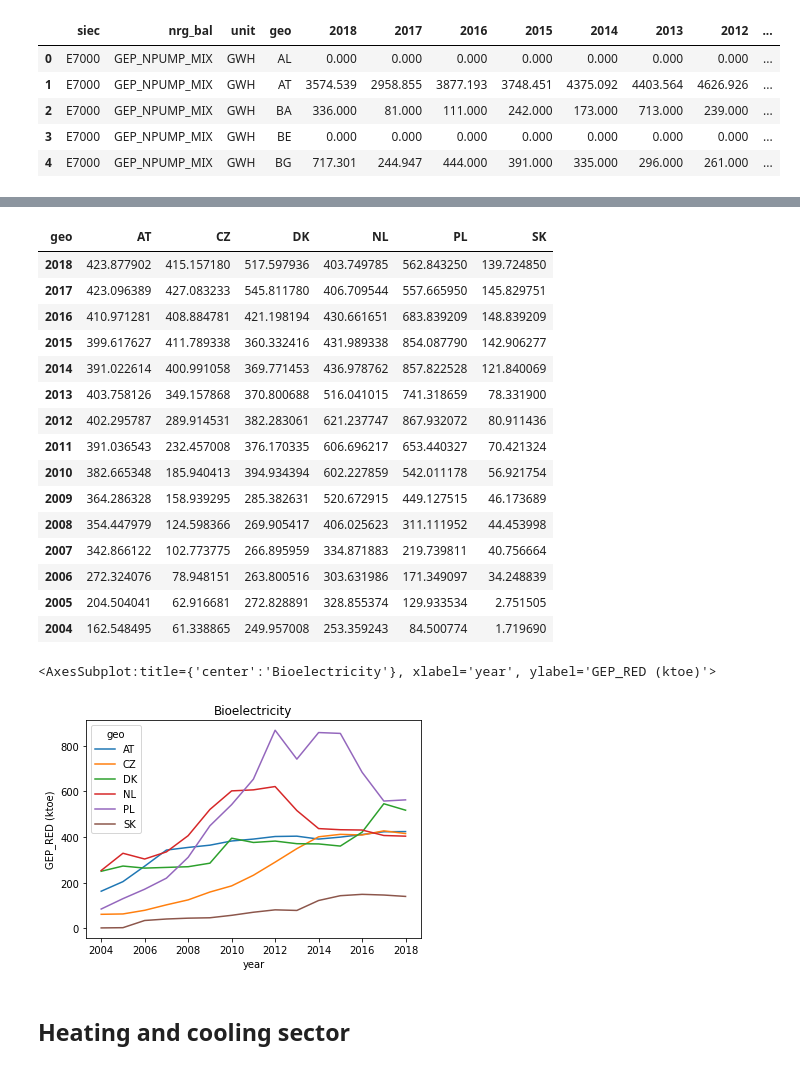
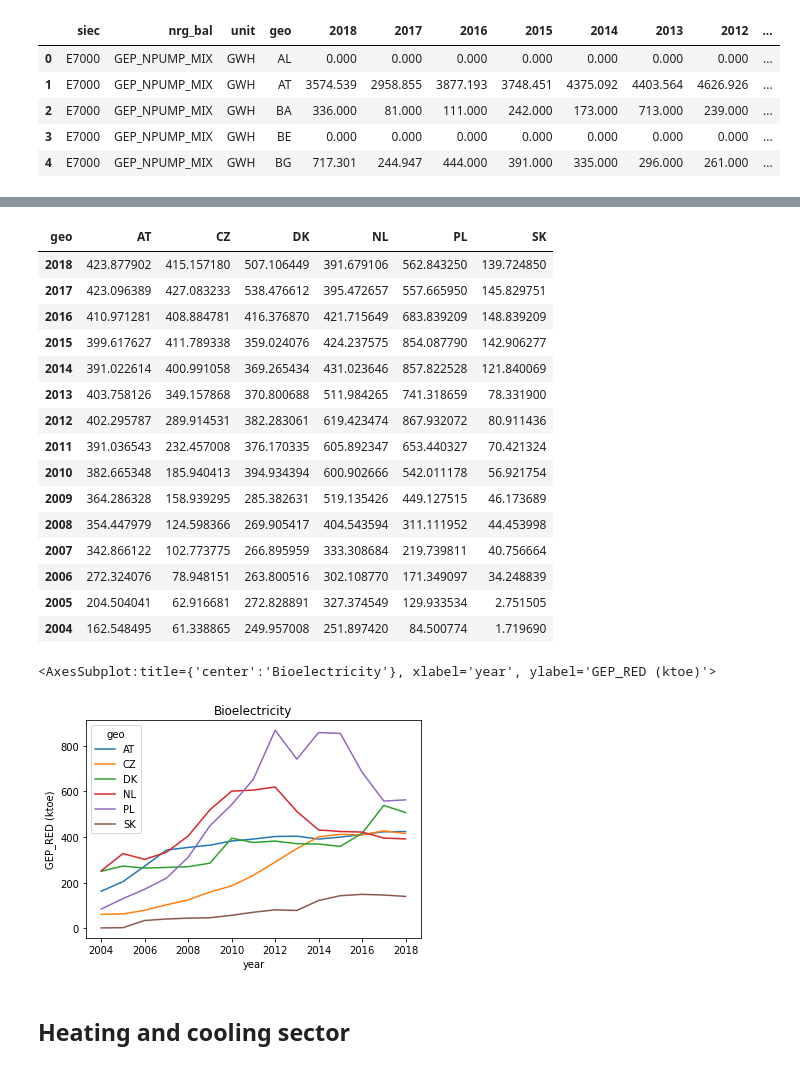
Before and after one commit to jandolezal/shares, a Jupyter notebook: shares.ipynb, the cells around one changed output, grey strips where cells are left out. Cells and saved outputs as stored; diff of their text form; code cells hidden in the pictures.

Commit message:
Background info, fullmatch substitutes contains

```diff
--- a/shares.ipynb
+++ b/shares.ipynb
@@ -62,10 +92,9 @@ el.head()
 # %%
 # https://stackoverflow.com/questions/26577516/how-to-test-if-a-string-contains-one-of-the-substrings-in-a-list-in-pandas
 
-needed_countries = el['geo'].str.contains('|'.join(selected_countries))
-needed_fuels = el['siec'].str.contains('|'.join(selected_fuel_codes))
-gep = el['nrg_bal'].str.contains('GEP_')
-gfc = el['nrg_bal'].str.contains('GFC_')
+needed_countries = el['geo'].str.fullmatch('|'.join(selected_countries))
+needed_fuels = el['siec'].str.fullmatch('|'.join(selected_fuel_codes))
+gep = el['nrg_bal'].str.fullmatch('GEP_RED')
 # %%
 el[needed_countries & needed_fuels].sort_values('geo')
 # %% [output]
@@ -92,32 +121,34 @@ bioel = bioel.transpose()
 bioel
 # %% [output]
 | geo | AT | CZ | DK | NL | PL | SK |
-| 2018 | 423.877902 | 415.157180 | 517.597936 | 403.749785 | 562.843250 | 139.724850 |
-| 2017 | 423.096389 | 427.083233 | 545.811780 | 406.709544 | 557.665950 | 145.829751 |
-| 2016 | 410.971281 | 408.884781 | 421.198194 | 430.661651 | 683.839209 | 148.839209 |
-| 2015 | 399.617627 | 411.789338 | 360.332416 | 431.989338 | 854.087790 | 142.906277 |
-| 2014 | 391.022614 | 400.991058 | 369.771453 | 436.978762 | 857.822528 | 121.840069 |
-| 2013 | 403.758126 | 349.157868 | 370.800688 | 516.041015 | 741.318659 | 78.331900 |
-| 2012 | 402.295787 | 289.914531 | 382.283061 | 621.237747 | 867.932072 | 80.911436 |
-| 2011 | 391.036543 | 232.457008 | 376.170335 | 606.696217 | 653.440327 | 70.421324 |
-| 2010 | 382.665348 | 185.940413 | 394.934394 | 602.227859 | 542.011178 | 56.921754 |
-| 2009 | 364.286328 | 158.939295 | 285.382631 | 520.672915 | 449.127515 | 46.173689 |
-| 2008 | 354.447979 | 124.598366 | 269.905417 | 406.025623 | 311.111952 | 44.453998 |
-| 2007 | 342.866122 | 102.773775 | 266.895959 | 334.871883 | 219.739811 | 40.756664 |
-| 2006 | 272.324076 | 78.948151 | 263.800516 | 303.631986 | 171.349097 | 34.248839 |
-| 2005 | 204.504041 | 62.916681 | 272.828891 | 328.855374 | 129.933534 | 2.751505 |
-| 2004 | 162.548495 | 61.338865 | 249.957008 | 253.359243 | 84.500774 | 1.719690 |
+| 2018 | 423.877902 | 415.157180 | 507.106449 | 391.679106 | 562.843250 | 139.724850 |
+| 2017 | 423.096389 | 427.083233 | 538.476612 | 395.472657 | 557.665950 | 145.829751 |
+| 2016 | 410.971281 | 408.884781 | 416.376870 | 421.715649 | 683.839209 | 148.839209 |
+| 2015 | 399.617627 | 411.789338 | 359.024076 | 424.237575 | 854.087790 | 142.906277 |
+| 2014 | 391.022614 | 400.991058 | 369.265434 | 431.023646 | 857.822528 | 121.840069 |
+| 2013 | 403.758126 | 349.157868 | 370.800688 | 511.984265 | 741.318659 | 78.331900 |
+| 2012 | 402.295787 | 289.914531 | 382.283061 | 619.423474 | 867.932072 | 80.911436 |
+| 2011 | 391.036543 | 232.457008 | 376.170335 | 605.892347 | 653.440327 | 70.421324 |
+| 2010 | 382.665348 | 185.940413 | 394.934394 | 600.902666 | 542.011178 | 56.921754 |
+| 2009 | 364.286328 | 158.939295 | 285.382631 | 519.135426 | 449.127515 | 46.173689 |
+| 2008 | 354.447979 | 124.598366 | 269.905417 | 404.543594 | 311.111952 | 44.453998 |
+| 2007 | 342.866122 | 102.773775 | 266.895959 | 333.308684 | 219.739811 | 40.756664 |
+| 2006 | 272.324076 | 78.948151 | 263.800516 | 302.108770 | 171.349097 | 34.248839 |
+| 2005 | 204.504041 | 62.916681 | 272.828891 | 327.374549 | 129.933534 | 2.751505 |
+| 2004 | 162.548495 | 61.338865 | 249.957008 | 251.897420 | 84.500774 | 1.719690 |
 # %%
 # TJ
 bioel_tj = bioel * 41.868
 # %%
-bioel.to_csv('bioelectricity_ktoe.csv')
-bioel_tj.to_csv('bioelectricity_tj.csv')
+bioel.to_csv(os.path.join(os.path.abspath('datasets'), 'bioelectricity_ktoe.csv')
+)
+bioel_tj.to_csv(os.path.join(os.path.abspath('datasets'), 'bioelectricity_tj.csv')
+)
 
 bioel.plot(title='Bioelectricity', ylabel='GEP_RED (ktoe)', xlabel='year')
 # %% [output]
 <AxesSubplot:title={'center':'Bioelectricity'}, xlabel='year', ylabel='GEP_RED (ktoe)'>
-[figure, old version]
+[figure, new version]
 # %% [markdown]
 ## Heating and cooling sector
 # %%
```
Also changed, not shown: parts of 11 cells of this notebook, 13 other files.
